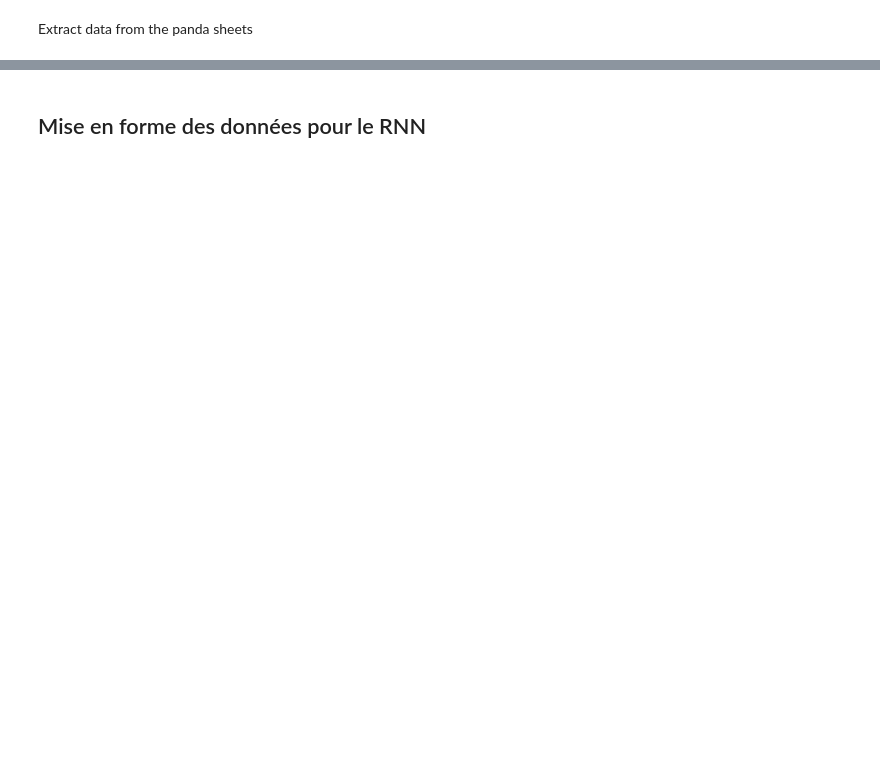
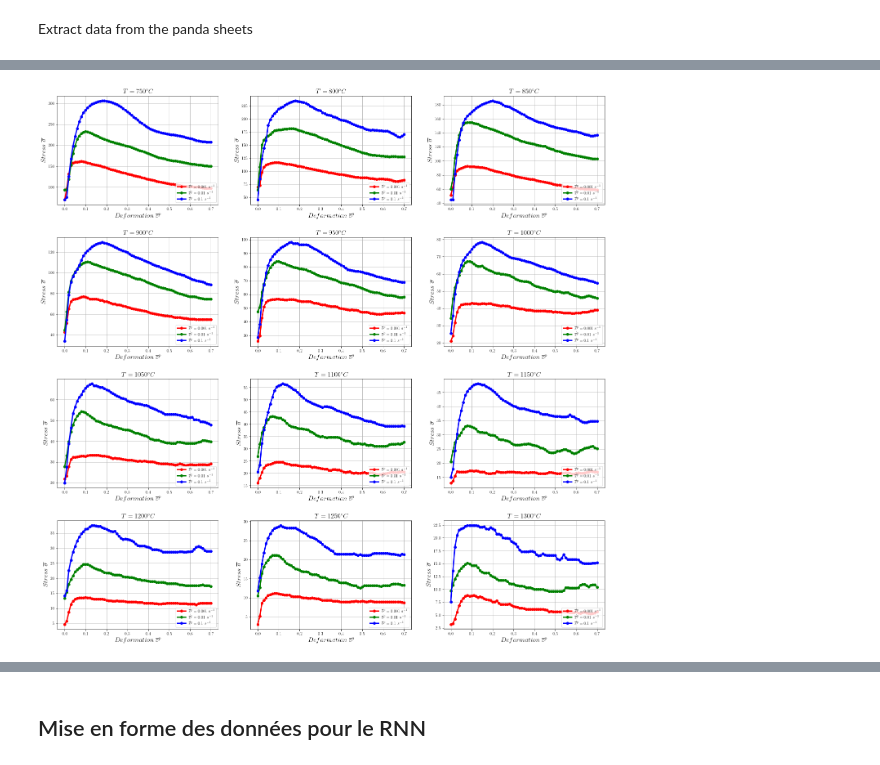
Before and after one commit to pantale/ANN-ConstitutiveLaw, a Jupyter notebook: ANN-Learning.ipynb, the cells around one changed output, grey strips where cells are left out. Cells and saved outputs as stored; diff of their text form; code cells hidden in the pictures; blank space fills up the shorter version.

```diff
--- a/ANN-Learning.ipynb
+++ b/ANN-Learning.ipynb
@@ -10,6 +10,7 @@ import scipy as sp
 import pandas as pd
 import matplotlib.pyplot as plt
 import math
-colors = ['red', 'green', 'blue', 'purple', 'slategrey', 'brown', 'darkorange', 'black', 'red', 'green', 'blue', 'purple', 'slategrey', 'brown', 'darkorange', 'black']
+#colorlist = ['#bb0000','#bb0000','#bb0000','#770000','#770000','#0000bb','#0000bb','#000077','#000077','purple','purple']
+colorlist = ['red', 'green', 'blue', 'purple', 'slategrey', 'brown', 'darkorange', 'black', 'red', 'green', 'blue', 'purple', 'slategrey', 'brown', 'darkorange', 'black']
 # %% [markdown]
 Data to read
@@ -21,0 +17,3 @@ dataFile = 'JC-Experiments.xlsx'
+# %%
+dataPath = 'ANN-Zhou-Law'
+dataFile = 'ExperimentsTreated.xlsx'
@@ -108,26 +159,28 @@ def sbPlotSize(n):
 # %%
 plt.figure(figsize = sbPlotSize(nTemp))
 plt.rc('text', usetex = True)
 plt.subplots_adjust(hspace = 0.3)
 idx = 1
 for T in temperatures:
     xs, ys = sbPlot(nTemp)
     plt.subplot(xs, ys, idx)
     cl = 0
     for epspv, epspvv in zip(epsp, epspOrig):
         # filter on T
         data = NNentries[(entries[:,colT]==T) & (entries[:,colEpsp]==epspv), :]
         # Plot the curves
-        plt.plot(data[:,colEps]*maxEntries[colEps], data[:,colSig]*maxEntries[colSig], colors[cl], label=r'$\dot{\overline{\varepsilon}^p}=' + str(epspvv) + '\ s^{-1}$', marker='o', linewidth = 3)
+        plt.plot(data[:,colEps]*maxEntries[colEps], data[:,colSig]*maxEntries[colSig], color=colorlist[cl], label=r'$\dot{\overline{\varepsilon}^p}=' + str(epspvv) + '\ s^{-1}$', marker='o', linewidth = 3)
         cl += 1
     plt.legend(loc = 'lower right',fancybox = True, numpoints = 1, fontsize = 10)
     plt.grid()
     plt.xlabel(r'$Deformation\ \overline{\varepsilon}^{p}$', fontsize = 16)
     plt.ylabel(r'$Stress\ \overline{\sigma}$', fontsize = 16)
     plt.title(r'$T=' + str(T) + '^{\circ}C$', fontsize = 16)
     idx += 1
 plt.savefig(dataPath + '/' + 'OriginalData-T.svg', bbox_inches = 'tight', pad_inches = 0)
 plt.show()
+# %% [output]
+[figure, added]
 # %%
 plt.figure(figsize = sbPlotSize(nEpsp))
 plt.rc('text', usetex = True)
```
Also changed, not shown: parts of 24 cells of this notebook.
